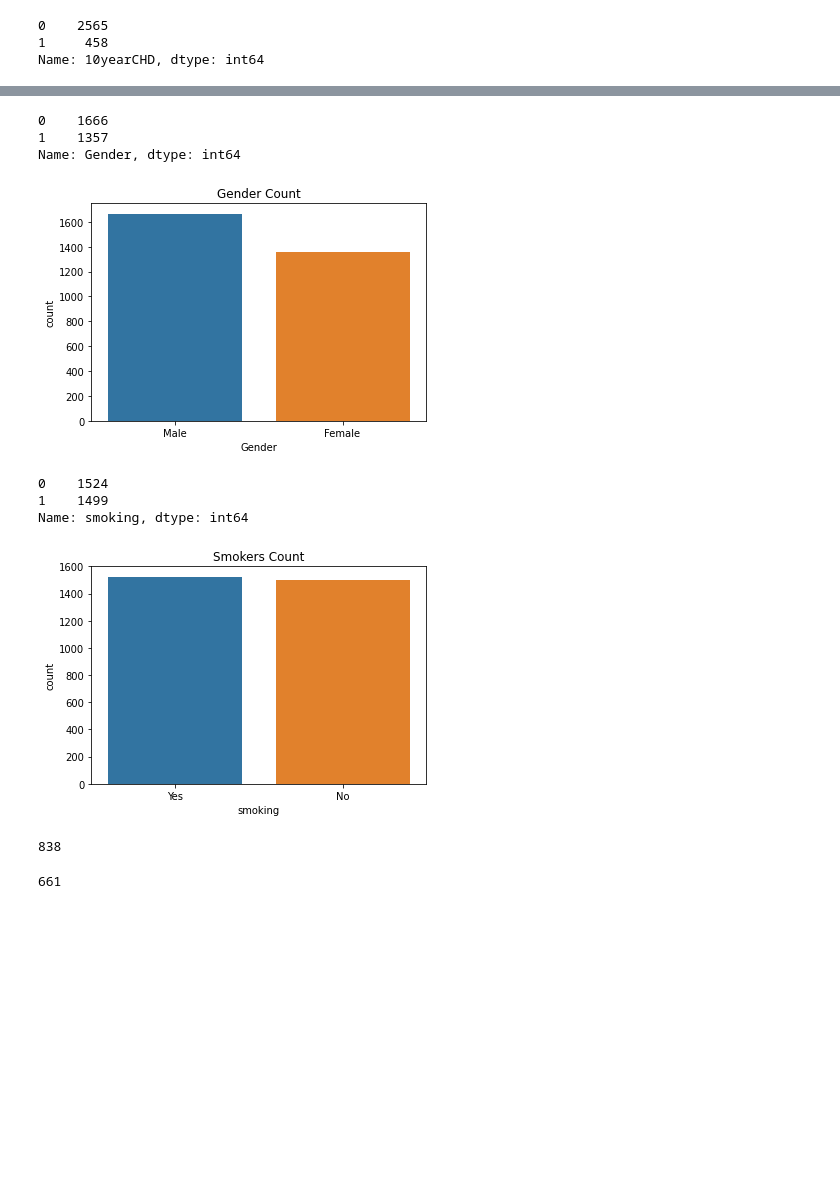
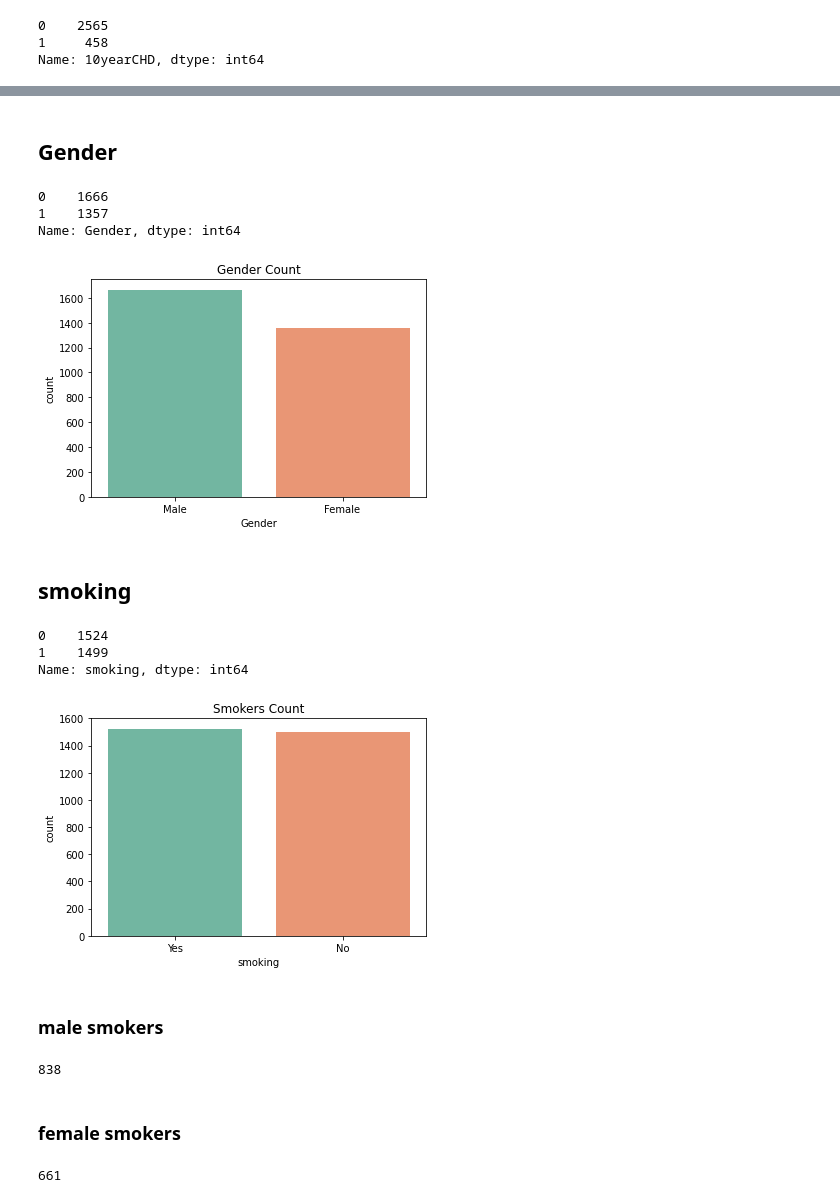
Before and after one commit to parulsharma098/Cardiovascular-Risk-Prediction, a Jupyter notebook: CARDIOVASCULAR_RISK_PREDICTION_CAPSTONE_III(Classification).ipynb, the cells around one changed output, grey strips where cells are left out. Saved outputs shown, nothing was run; the diff lists cells and outputs as text; code cells hidden in the pictures; blank space fills up the shorter version.

```diff
--- a/CARDIOVASCULAR_RISK_PREDICTION_CAPSTONE_III(Classification).ipynb
+++ b/CARDIOVASCULAR_RISK_PREDICTION_CAPSTONE_III(Classification).ipynb
@@ -251,6 +251,8 @@ Index(['age', 'education', 'Gender', 'smoking', 'cigarettes/day', 'BP_meds',
        'systolic_bp', 'diastolic_bp', 'bmi', 'heart_rate', 'glucose',
        '10yearCHD'],
       dtype='object')
+# %%
+df.drop(['education'], axis=1, inplace=True)
 # %% [markdown]
 *Lets start checking the duplicates and null values  with a suitable treatment afterwards.*
 # %% [markdown]
@@ -405,3 +377,0 @@ df['education'].count()
-# %%
-#Replacing the missing values in the education feature with its mode.
-df['education'] = df['education'].fillna(df['education'].mode()[0])
@@ -692,3 +660,5 @@ plt.show()
+# %% [markdown]
+## **Gender**
 # %%
 # Counting the number of males and females.
 df["Gender"].value_counts()
@@ -698,14 +668,16 @@ df["Gender"].value_counts()
 Name: Gender, dtype: int64
 # %%
 # Plotting the bar graph with number of males and females.
-g = sns.countplot(df['Gender'])
+g = sns.countplot(df['Gender'],palette = "Set2")
 g.set_xticklabels(['Male','Female'])
 g.set_title('Gender Count')
 
 # Show the graph.
 plt.show()
 # %% [output]
-[figure, old version]
+[figure, new version]
+# %% [markdown]
+## **smoking**
 # %%
 # Counting the number of smokers and non-smokers.(Yes = 1,No = 0)
 df["smoking"].value_counts()
@@ -715,14 +687,16 @@ df["smoking"].value_counts()
 Name: smoking, dtype: int64
 # %%
 # Plotting number of people smoking vs not smoking.
-g = sns.countplot(df['smoking'])
+g = sns.countplot(df['smoking'],palette = "Set2")
 g.set_xticklabels(['Yes','No'])
 g.set_title('Smokers Count')
 
 # Show the Graph.
 plt.show()
 # %% [output]
-[figure, old version]
+[figure, new version]
+# %% [markdown]
+### **male smokers**
 # %%
 # Number of males who smokes cigarette.
 male_smokers = df.loc[(df['smoking']==1) & (df['Gender']==1)]
@@ -730,6 +704,8 @@ male_smokers = df.loc[(df['smoking']==1) & (df['Gender']==1)]
 male_smokers.shape[0]
 # %% [output]
 838
+# %% [markdown]
+### **female smokers**
 # %%
 # Number of females who smokes cigarette.
 female_smokers = df.loc[(df['smoking']==1) & (df['Gender']==0)]
```
Also changed, not shown: parts of 47 cells of this notebook.
